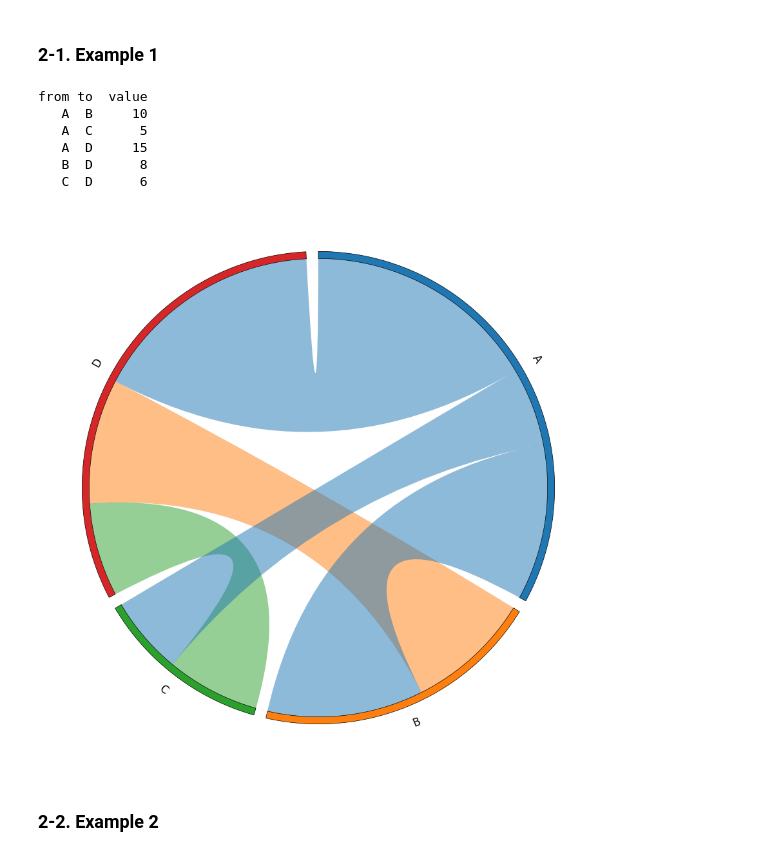
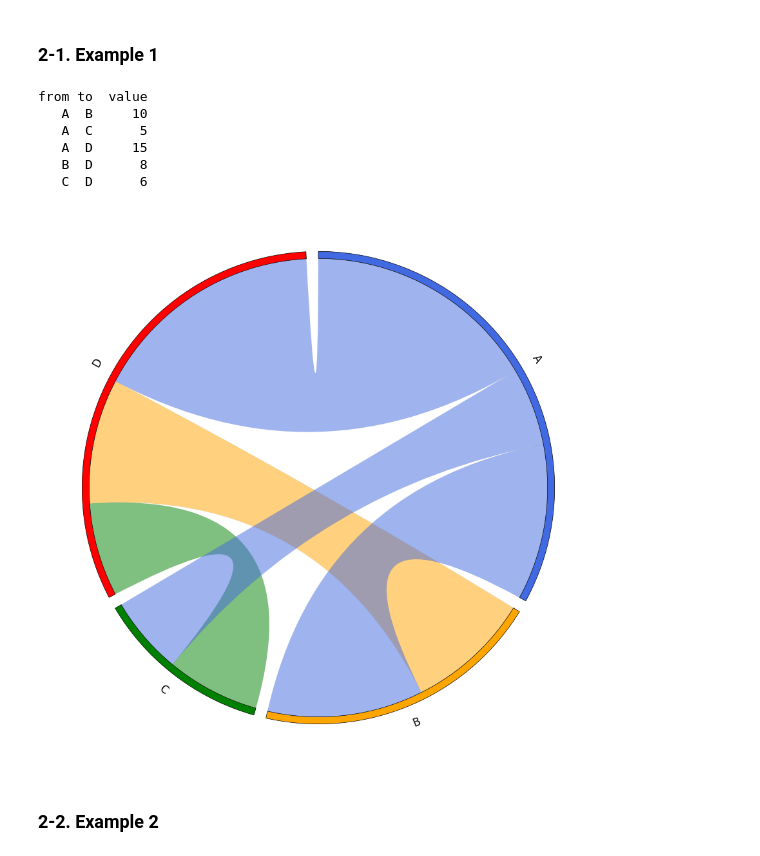
Before and after one commit to moshi4/pyCirclize, a Jupyter notebook: docs/chord_diagram.ipynb, the cells around one changed output. Drawn from its saved outputs; the diff is of its cells as text; code cells hidden in the pictures.

```diff
--- a/docs/chord_diagram.ipynb
+++ b/docs/chord_diagram.ipynb
@@ -191,51 +153,38 @@ pyCirclize can plot a Chord Diagram from `from-to table` data.
 # %%
 from pycirclize import Circos
 from pycirclize.parser import Matrix
-from pycirclize.utils import ColorCycler
 import pandas as pd
 
 # Create from-to table dataframe & convert to matrix
 fromto_table_df = pd.DataFrame(
     [
         ["A", "B", 10],
         ["A", "C", 5],
         ["A", "D", 15],
         ["B", "D", 8],
         ["C", "D", 6],
     ],
     columns=["from", "to", "value"],  # Column name is optional
 )
 matrix = Matrix.parse_fromto_table(fromto_table_df)
 
-# Get tab10 colormap dict
-ColorCycler.set_cmap("tab10")
-name2color = {name: ColorCycler() for name in matrix.all_names}
-
-# Initialize circos sectors
-circos = Circos(matrix.to_sectors(), space=3)
-for sector in circos.sectors:
-    # Plot data axis & text
-    track = sector.add_track((97, 100))
-    color = name2color[sector.name]
-    track.axis(fc=color)
-    sector.text(sector.name, size=12)
-
-# Plot links
-for link in matrix.to_links():
-    row_name = link[0][0]
-    color = name2color[row_name]
-    circos.link(*link, fc=color)
+circos = Circos.initialize_from_matrix(
+    matrix,
+    space=3,
+    cmap=dict(A="royalblue", B="orange", C="green", D="red"),
+    label_kws=dict(size=12),
+)
 
 print(fromto_table_df.to_string(index=False))
 fig = circos.plotfig()
 # %% [output]
 from to  value
    A  B     10
    A  C      5
    A  D     15
    B  D      8
    C  D      6
-[figure, old version]
+[figure, new version]
 # %% [markdown]
 ### 2-2. Example 2
 # %%
```
Also changed, not shown: parts of 4 cells of this notebook, 6 other files.
